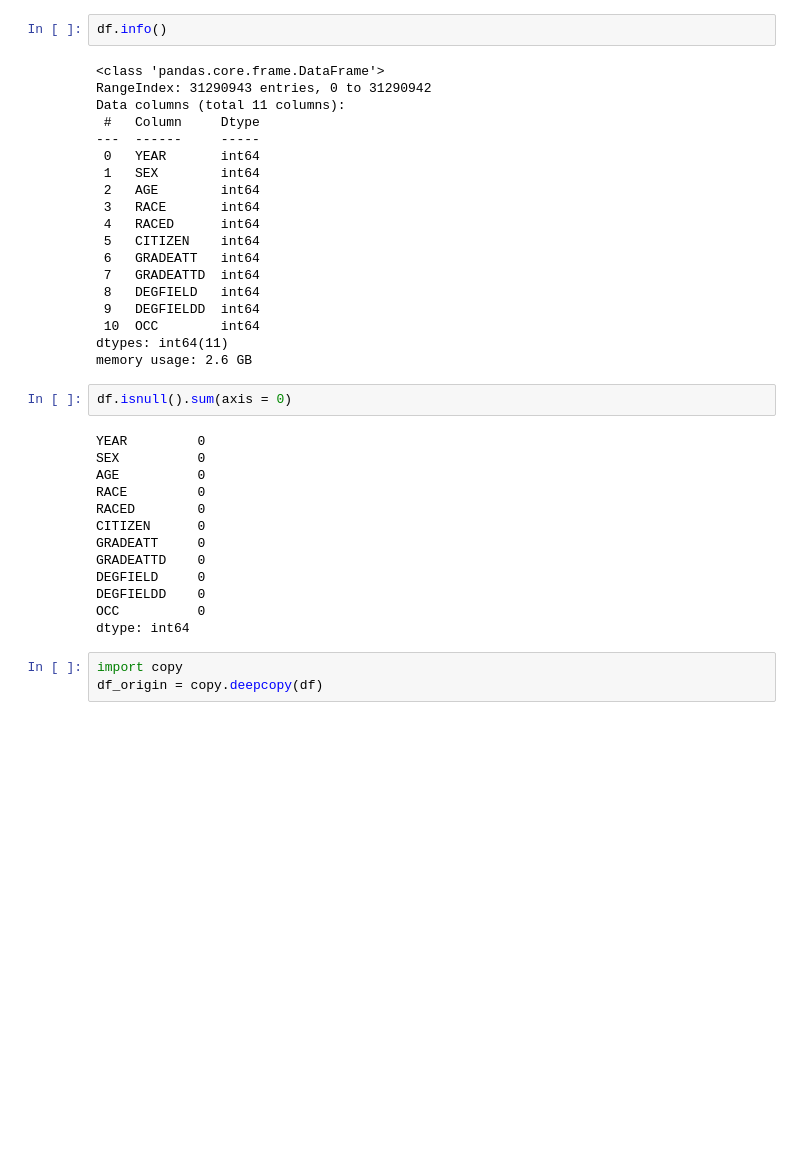
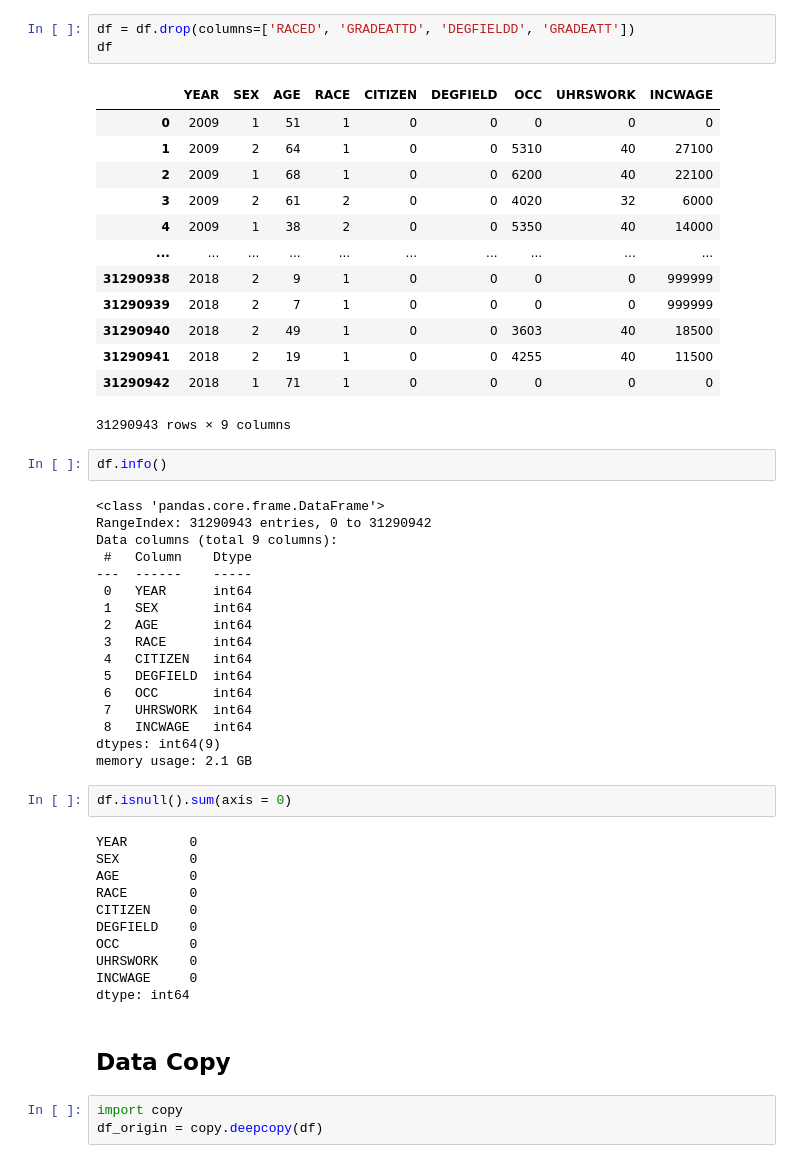
Before and after one commit to AllenSun7/ECON-STEM_GENDER_GAP, a Jupyter notebook: data_visualization.ipynb, the cells around one changed output. Cells and saved outputs as stored; diff of their text form; blank space fills up the shorter version.

```diff
--- a/data_visualization.ipynb
+++ b/data_visualization.ipynb
@@ -39,39 +31,54 @@ df.describe()
+# %%
+df = df.drop(columns=['RACED', 'GRADEATTD', 'DEGFIELDD', 'GRADEATT'])
+df
+# %% [output]
+|  | YEAR | SEX | AGE | RACE | CITIZEN | DEGFIELD | OCC | UHRSWORK | INCWAGE |
+| 0 | 2009 | 1 | 51 | 1 | 0 | 0 | 0 | 0 | 0 |
+| 1 | 2009 | 2 | 64 | 1 | 0 | 0 | 5310 | 40 | 27100 |
+| 2 | 2009 | 1 | 68 | 1 | 0 | 0 | 6200 | 40 | 22100 |
+| 3 | 2009 | 2 | 61 | 2 | 0 | 0 | 4020 | 32 | 6000 |
+| 4 | 2009 | 1 | 38 | 2 | 0 | 0 | 5350 | 40 | 14000 |
+| ... | ... | ... | ... | ... | ... | ... | ... | ... | ... |
+| 31290938 | 2018 | 2 | 9 | 1 | 0 | 0 | 0 | 0 | 999999 |
+| 31290939 | 2018 | 2 | 7 | 1 | 0 | 0 | 0 | 0 | 999999 |
+| 31290940 | 2018 | 2 | 49 | 1 | 0 | 0 | 3603 | 40 | 18500 |
+| 31290941 | 2018 | 2 | 19 | 1 | 0 | 0 | 4255 | 40 | 11500 |
+| 31290942 | 2018 | 1 | 71 | 1 | 0 | 0 | 0 | 0 | 0 |
+31290943 rows × 9 columns
 # %%
 df.info()
 # %% [output]
 <class 'pandas.core.frame.DataFrame'>
 RangeIndex: 31290943 entries, 0 to 31290942
-Data columns (total 11 columns):
- #   Column     Dtype
----  ------     -----
- 0   YEAR       int64
- 1   SEX        int64
- 2   AGE        int64
- 3   RACE       int64
- 4   RACED      int64
- 5   CITIZEN    int64
- 6   GRADEATT   int64
- 7   GRADEATTD  int64
- 8   DEGFIELD   int64
- 9   DEGFIELDD  int64
- 10  OCC        int64
-dtypes: int64(11)
-memory usage: 2.6 GB
+Data columns (total 9 columns):
+ #   Column    Dtype
+---  ------    -----
+ 0   YEAR      int64
+ 1   SEX       int64
+ 2   AGE       int64
+ 3   RACE      int64
+ 4   CITIZEN   int64
+ 5   DEGFIELD  int64
+ 6   OCC       int64
+ 7   UHRSWORK  int64
+ 8   INCWAGE   int64
+dtypes: int64(9)
+memory usage: 2.1 GB
 # %%
 df.isnull().sum(axis = 0)
 # %% [output]
-YEAR         0
-SEX          0
-AGE          0
-RACE         0
-RACED        0
-CITIZEN      0
-GRADEATT     0
-GRADEATTD    0
-DEGFIELD     0
-DEGFIELDD    0
-OCC          0
+YEAR        0
+SEX         0
+AGE         0
+RACE        0
+CITIZEN     0
+DEGFIELD    0
+OCC         0
+UHRSWORK    0
+INCWAGE     0
 dtype: int64
+# %% [markdown]
+## Data  Copy
 # %%
 import copy
 df_origin = copy.deepcopy(df)
```
Also changed, not shown: parts of 32 cells of this notebook, 5 other files.
